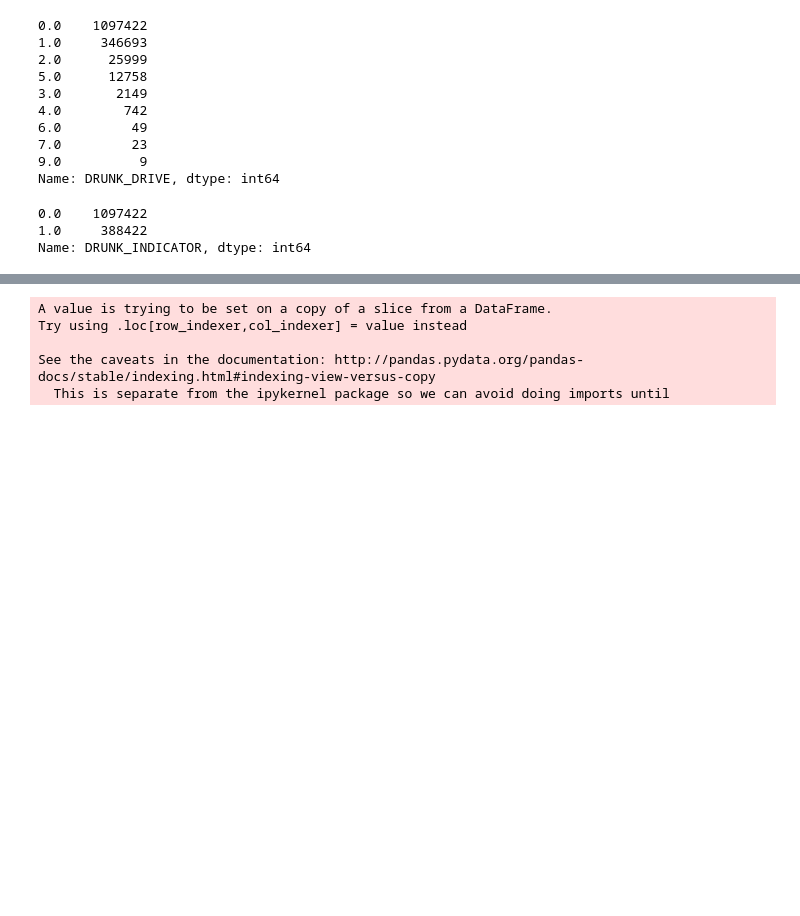
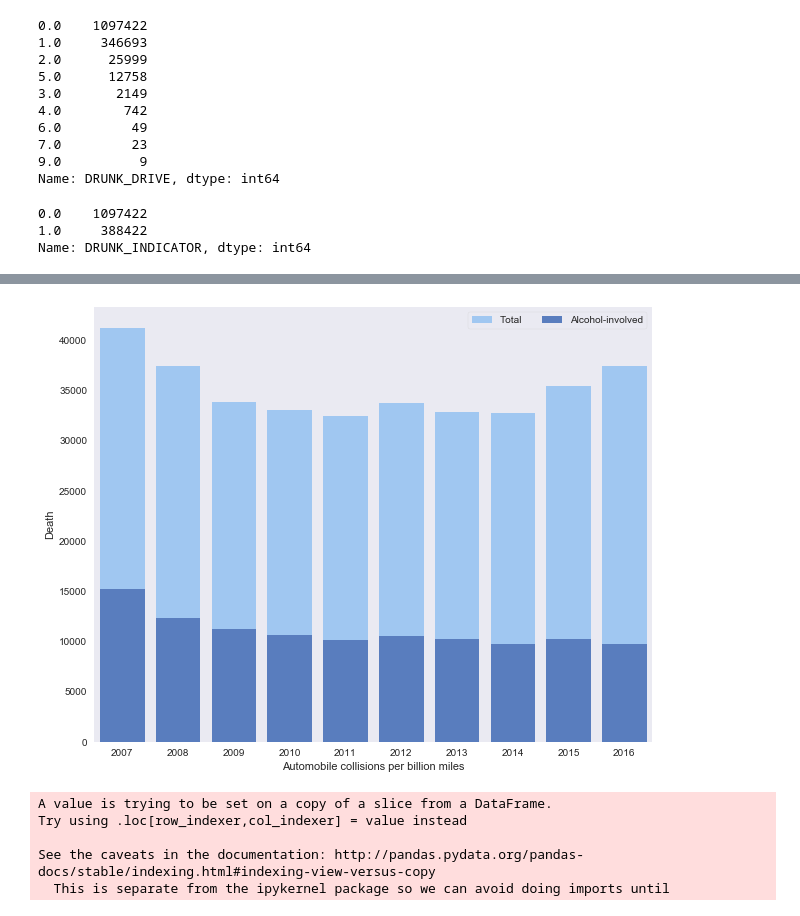
Before and after one commit to junemore/traffic-accidents-analysis, a Jupyter notebook: Notebook5_Alcohol Violation.ipynb, the cells around one changed output, grey strips where cells are left out. Drawn from its saved outputs; the diff is of its cells as text; code cells hidden in the pictures; blank space fills up the shorter version.

```diff
--- a/Notebook5_Alcohol Violation.ipynb
+++ b/Notebook5_Alcohol Violation.ipynb
@@ -12,6 +12,7 @@ plt.rcParams['figure.figsize'] = (10, 6)
 pd.set_option('display.max_columns', 100)
 # %%
 fatal_crashs = pd.read_hdf('results/fatal_crashs.h5', 'fatal_crashs')
+accidents = pd.read_hdf('results/accidents.h5', 'accidents')
 # %%
 fatal_crashs['DRUNK_DRIVE'].value_counts()
 # %% [output]
@@ -32,3 +33,9 @@ fatal_crashs['DRUNK_INDICATOR'].value_counts()
 0.0    1097422
 1.0     388422
 Name: DRUNK_INDICATOR, dtype: int64
+# %%
+accidents['DRUNK_INDICATOR']=accidents['DRUNK_DRIVE'].where(accidents['DRUNK_DRIVE'] <= 1, 1)
+Death_by_year=accidents.groupby('YEAR',as_index=False)['FATALS'].sum()
+Death_by_year_Alcohol =accidents[accidents.DRUNK_INDICATOR >= 1].groupby('YEAR',as_index=False)['FATALS'].sum()
+Death_by_year['Fatal Involved Alcohol']= Death_by_year_Alcohol['FATALS']
+Death_by_year
@@ -35,3 +54,18 @@ Name: DRUNK_INDICATOR, dtype: int64
+# %%
+f, g = plt.subplots(figsize=(10, 8))
+# Plot the total deadth
+sns.set_color_codes("pastel")
+g = sns.barplot(x="YEAR",y="FATALS",data=Death_by_year,label="Total", color="b")
+# Plot the total deadth where alcohol was involved
+sns.set_color_codes("muted")
+g = sns.barplot(x="YEAR", y="Fatal Involved Alcohol", data=Death_by_year,
+            label="Alcohol-involved", color="b")
+# Add a legend and informative axis label
+g.legend(ncol=2, frameon=True)
+g.set( ylabel="Death",xlabel="Automobile collisions per billion miles")
+sns.despine(left=True, bottom=True)
+# %% [output]
+[figure, added]
 # %%
 #since data before 2009 do not contain information of whether the driver speeding or not, so we select data from after 2009
 fatal_crashs_since2009=fatal_crashs.loc[fatal_crashs['YEAR'] >= 2009]
```
Also changed, not shown: parts of 1 cell of this notebook, 7 other files.
